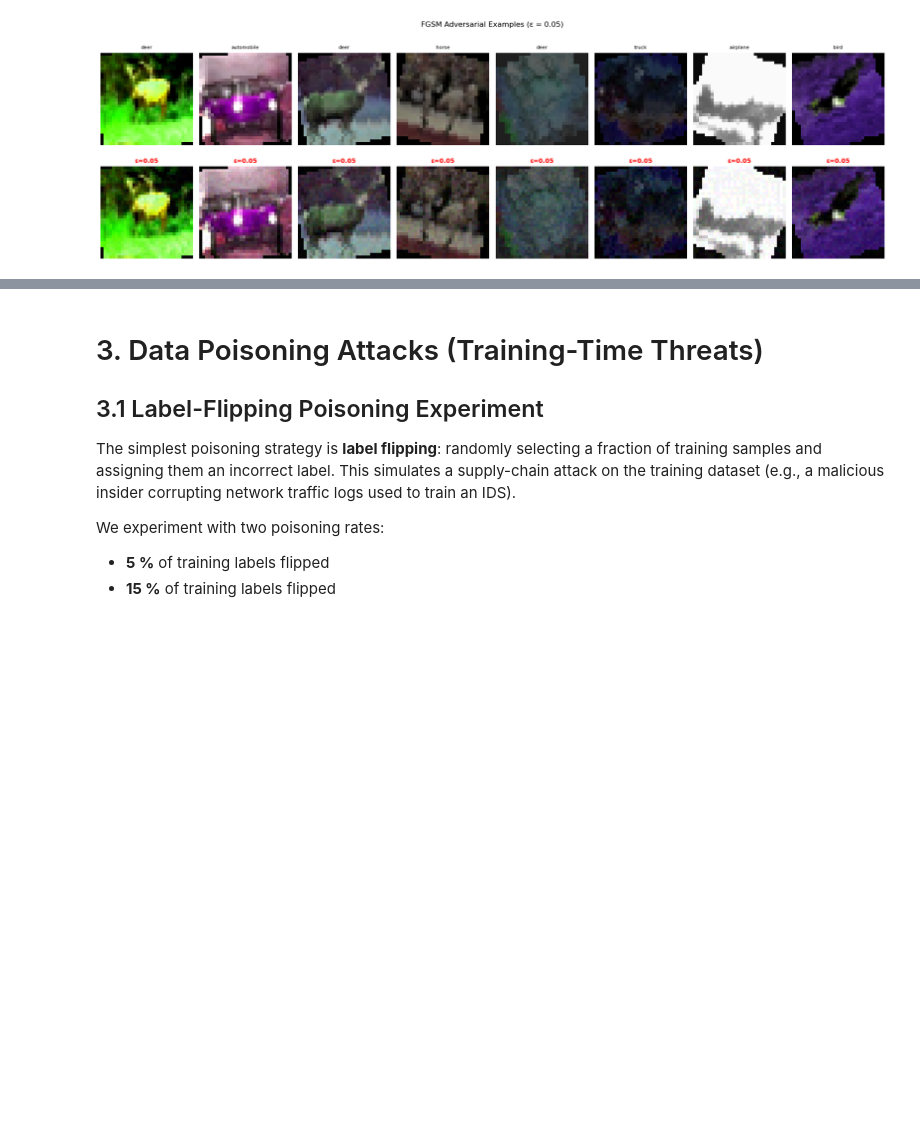
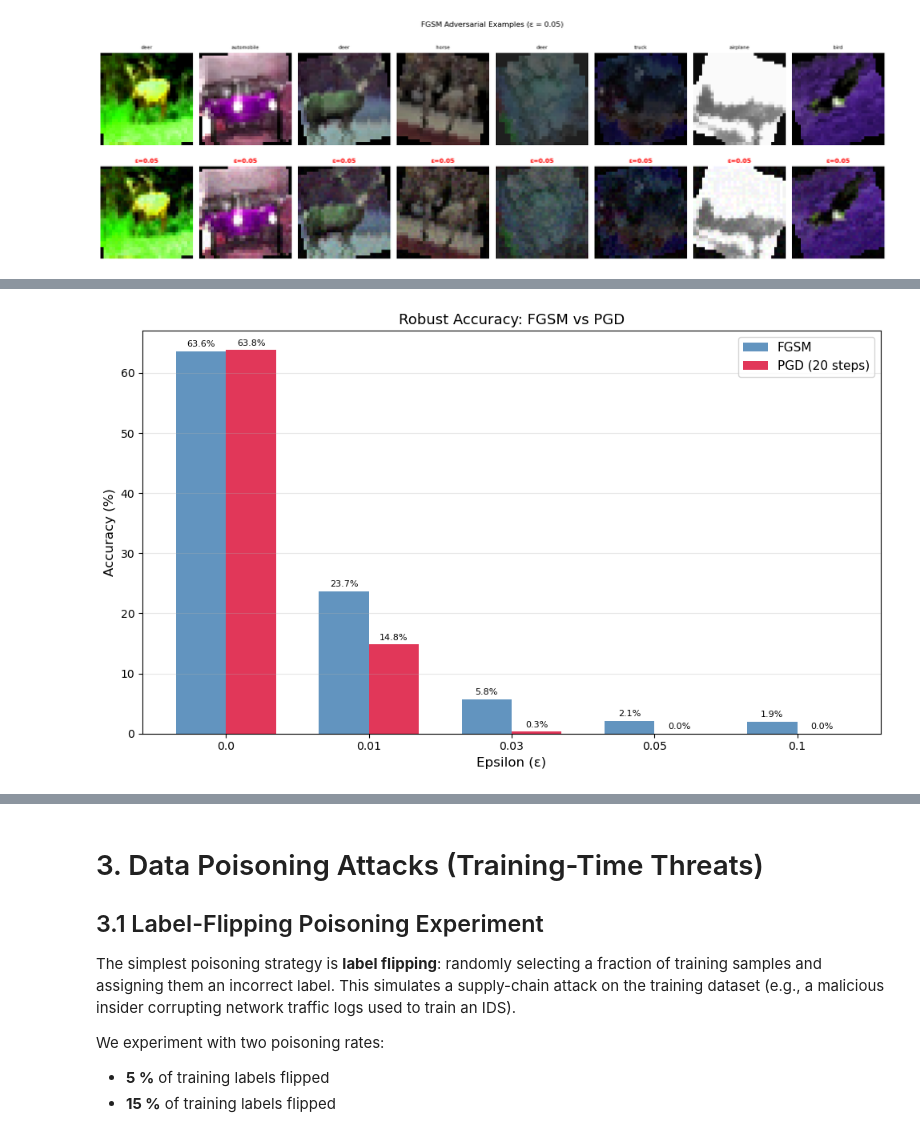
Before and after one commit to ANKOI12/INF6422E---Advanced-Concepts-in-Computer-Security, a Jupyter notebook: Lab 2/Notebook - Lab 2 - INF6422E - 2487137 - 2421549.ipynb, the cells around one changed output, grey strips where cells are left out. Saved outputs shown, nothing was run; the diff lists cells and outputs as text; code cells hidden in the pictures; blank space fills up the shorter version.

```diff
--- a/Lab 2/Notebook - Lab 2 - INF6422E - 2487137 - 2421549.ipynb
+++ b/Lab 2/Notebook - Lab 2 - INF6422E - 2487137 - 2421549.ipynb
@@ -602,0 +704,33 @@ plt.show()
+# %%
+# ── FGSM vs PGD accuracy comparison plot ─────────────────────────────────
+common_eps = [e for e in pgd_epsilons if e in epsilons]
+fgsm_common = [fgsm_accuracies[epsilons.index(e)] for e in common_eps]
+pgd_common  = [pgd_accuracies[pgd_epsilons.index(e)] for e in common_eps]
+
+x = np.arange(len(common_eps))
+width = 0.35
+
+fig, ax = plt.subplots(figsize=(10, 6))
+bars1 = ax.bar(x - width/2, fgsm_common, width, label='FGSM', color='steelblue', alpha=0.85)
+bars2 = ax.bar(x + width/2, pgd_common,  width, label=f'PGD ({PGD_ITERS} steps)', color='crimson', alpha=0.85)
+
+ax.set_xlabel('Epsilon (ε)', fontsize=12)
+ax.set_ylabel('Accuracy (%)', fontsize=12)
+ax.set_title('Robust Accuracy: FGSM vs PGD', fontsize=13)
+ax.set_xticks(x)
+ax.set_xticklabels([str(e) for e in common_eps])
+ax.legend(fontsize=11)
+ax.grid(True, alpha=0.3, axis='y')
+
+for bar in bars1:
+    ax.text(bar.get_x() + bar.get_width()/2, bar.get_height() + 0.5,
+            f'{bar.get_height():.1f}%', ha='center', va='bottom', fontsize=8)
+for bar in bars2:
+    ax.text(bar.get_x() + bar.get_width()/2, bar.get_height() + 0.5,
+            f'{bar.get_height():.1f}%', ha='center', va='bottom', fontsize=8)
+
+plt.tight_layout()
+plt.savefig('fgsm_vs_pgd.png', dpi=150)
+plt.show()
+# %% [output]
+[figure, added]
```
Also changed, not shown: parts of 5 cells of this notebook.
